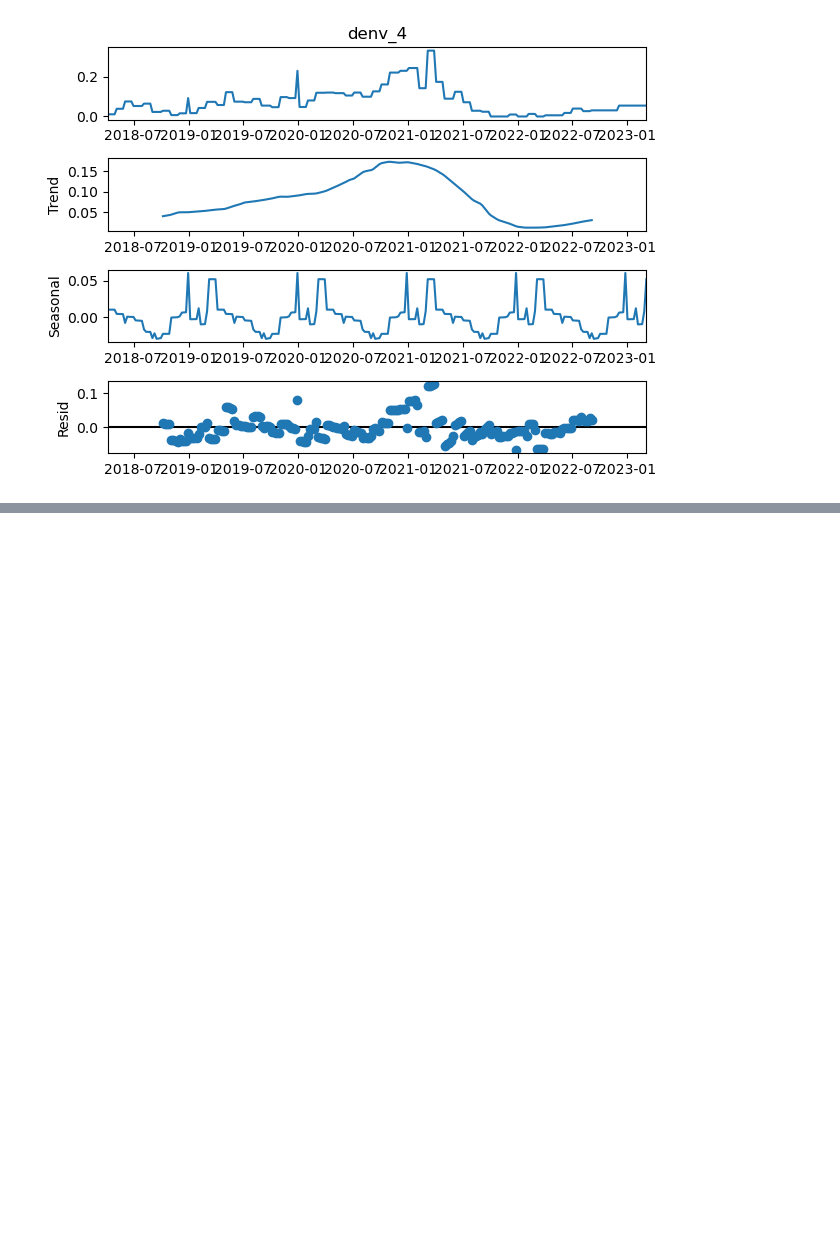
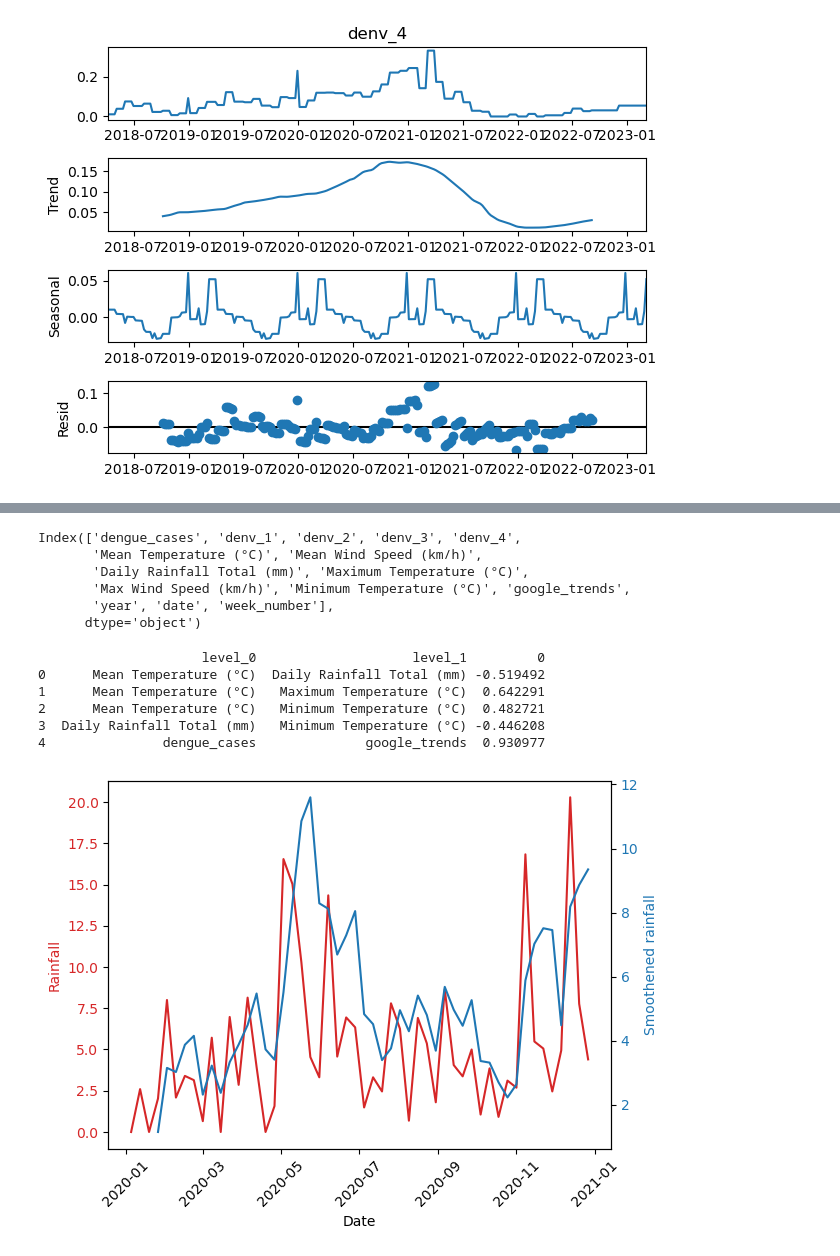
Before and after one commit to sherenaLIM/Predictive-Model-for-Dengue-Forked, a Jupyter notebook: code/EDA_Serology_GoogleTrends.ipynb, the cells around one changed output, grey strips where cells are left out. Saved outputs shown, nothing was run; the diff lists cells and outputs as text; code cells hidden in the pictures; blank space fills up the shorter version.

```diff
--- a/code/EDA_Serology_GoogleTrends.ipynb
+++ b/code/EDA_Serology_GoogleTrends.ipynb
@@ -206,0 +236,7 @@ plt.show()
+# %%
+df['year'] = df.index.year
+df['date'] = df.index.strftime('%m-%d')
+df['week_number'] = df.index.isocalendar().week
+# Find and plot the most correlated time-series
+unstacked = df.set_index(['year', 'week_number']).unstack(-2)
+unstacked.head()
@@ -206,0 +253,9 @@ plt.show()
+# %%
+df.columns
+# %% [output]
+Index(['dengue_cases', 'denv_1', 'denv_2', 'denv_3', 'denv_4',
+       'Mean Temperature (°C)', 'Mean Wind Speed (km/h)',
+       'Daily Rainfall Total (mm)', 'Maximum Temperature (°C)',
+       'Max Wind Speed (km/h)', 'Minimum Temperature (°C)', 'google_trends',
+       'year', 'date', 'week_number'],
+      dtype='object')
@@ -206,0 +266,22 @@ plt.show()
+# %%
+dataCorr = df[features].corr(method='pearson')
+dataCorr = dataCorr.mask(np.tril(np.ones(dataCorr.shape)).astype(np.bool))
+dataCorr = dataCorr[abs(dataCorr) >= 0.4].stack().reset_index()
+print (dataCorr)
+# %% [output]
+                     level_0                    level_1         0
+0      Mean Temperature (°C)  Daily Rainfall Total (mm) -0.519492
+1      Mean Temperature (°C)   Maximum Temperature (°C)  0.642291
+2      Mean Temperature (°C)   Minimum Temperature (°C)  0.482721
+3  Daily Rainfall Total (mm)   Minimum Temperature (°C) -0.446208
+4               dengue_cases              google_trends  0.930977
+# %%
+#Seeing the effect of smoothing using rolling average
+compare_timeseries(df[df['year']==2020].index,
+                   df[df['year']==2020]['Daily Rainfall Total (mm)'],
+                   'Rainfall',
+                   df[df['year']==2020].index,
+                   df[df['year']==2020]['Daily Rainfall Total (mm)'].rolling(4).mean(),
+                   'Smoothened rainfall')
+# %% [output]
+[figure, added]
```
Also changed, not shown: parts of 21 cells of this notebook.
